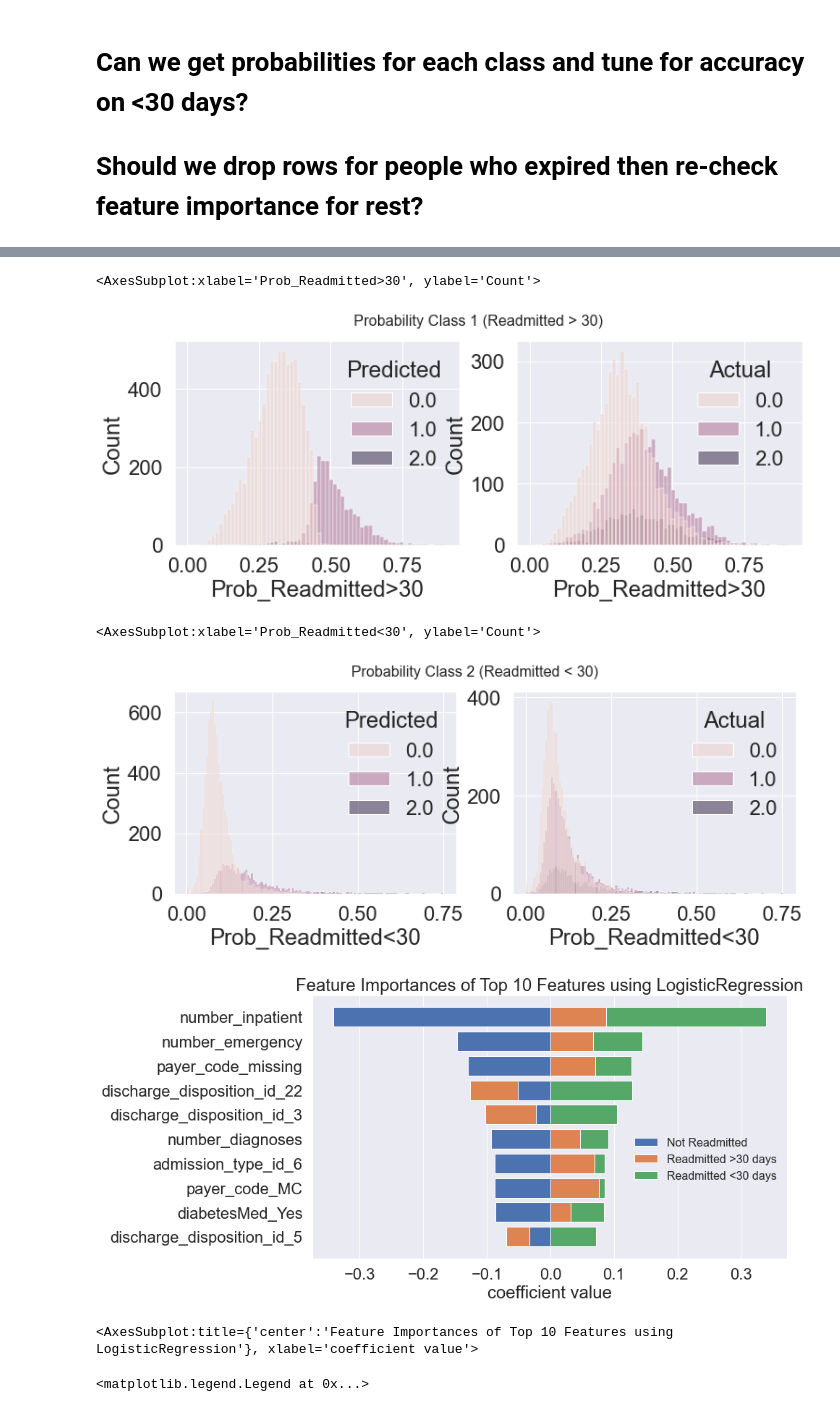
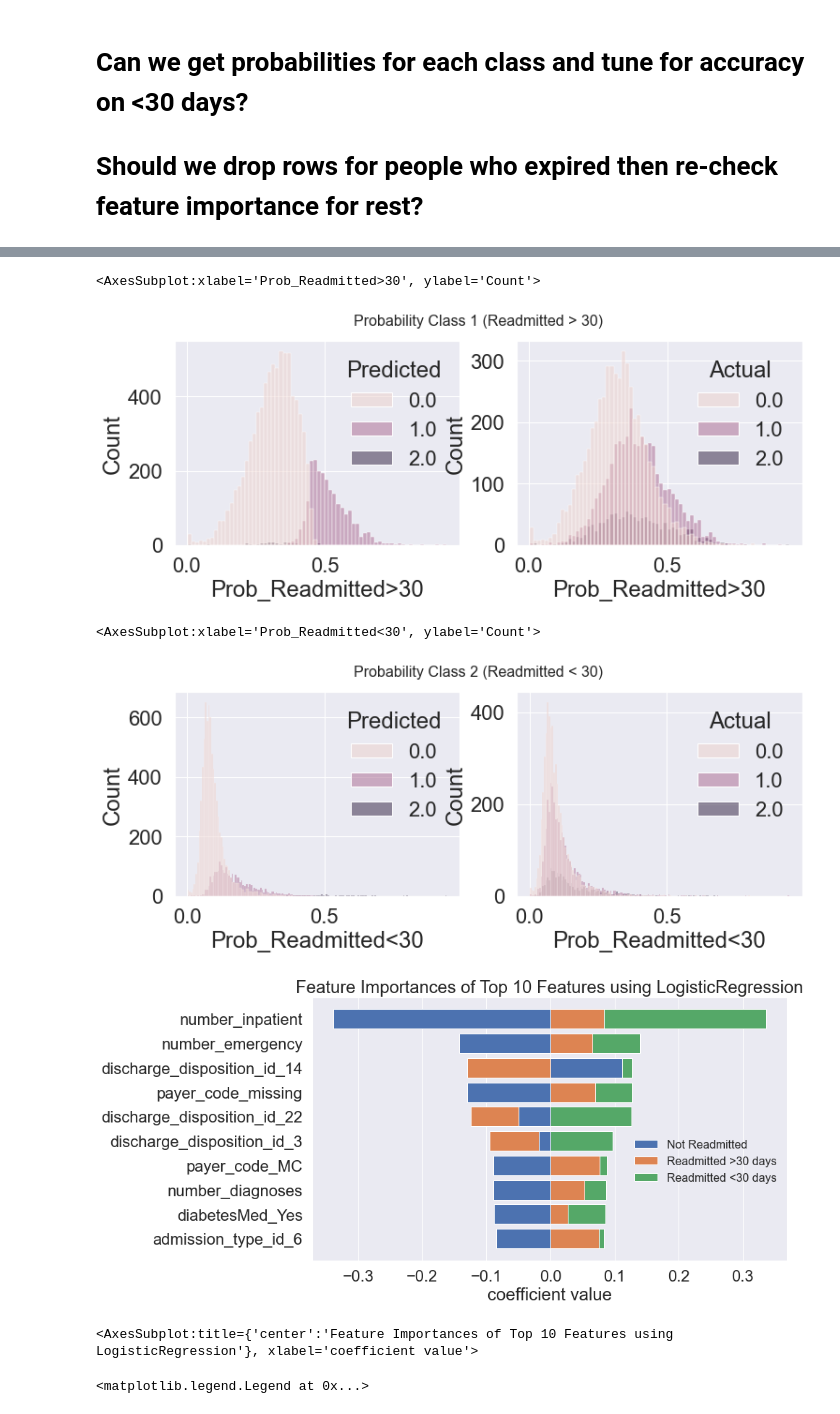
Before and after one commit to rickfontenot/QTW, a Jupyter notebook: Case Study 2/case2_rick.ipynb, the cells around one changed output, grey strips where cells are left out. Saved outputs shown, nothing was run; the diff lists cells and outputs as text; code cells hidden in the pictures.

```diff
--- a/Case Study 2/case2_rick.ipynb
+++ b/Case Study 2/case2_rick.ipynb
@@ -1236,9 +1240,9 @@ living_df= living_df.loc[(modeling_df['discharge_disposition_id_20']!=1)]
 print('After dropping Disp-19,20: ',living_df.shape)
 
 #Drop rows where patients sent to hospice:
-living_df= living_df.loc[(modeling_df['discharge_disposition_id_13']!=1)]
-living_df= living_df.loc[(modeling_df['discharge_disposition_id_14']!=1)]
-print('After dropping Disp-13,14: ',living_df.shape)
+#living_df= living_df.loc[(modeling_df['discharge_disposition_id_13']!=1)]
+#living_df= living_df.loc[(modeling_df['discharge_disposition_id_14']!=1)]
+#print('After dropping Disp-13,14: ',living_df.shape)
 # %% [output]
 Before dropping rows:  (101766, 235)
 After dropping Disp-11:  (100124, 235)
@@ -1440,7 +1454,7 @@ sns.histplot(data=df2, x="Prob_Readmitted>30", hue="Predicted", ax=ax[0])
 sns.histplot(data=df2, x="Prob_Readmitted>30", hue="Actual", ax=ax[1])
 # %% [output]
 <AxesSubplot:xlabel='Prob_Readmitted>30', ylabel='Count'>
-[figure, old version]
+[figure, new version]
 # %%
 fig, ax = plt.subplots(1,2, figsize=(12,4))
 fig.suptitle("Probability Class 2 (Readmitted < 30)", fontsize=16)
@@ -1448,17 +1462,20 @@ sns.histplot(data=df2, x="Prob_Readmitted<30", hue="Predicted", ax=ax[0])
 sns.histplot(data=df2, x="Prob_Readmitted<30", hue="Actual", ax=ax[1])
 # %% [output]
 <AxesSubplot:xlabel='Prob_Readmitted<30', ylabel='Count'>
-[figure, old version]
+[figure, new version]
 # %%
 from yellowbrick.model_selection import FeatureImportances
 features=living_df.drop(['readmitted'],axis=1).columns
 
+X_as_df = pd.DataFrame(X_living)
+df_base = X_as_df.set_axis(features, axis=1, inplace=False)
+
 viz = FeatureImportances(lr, stack=True, relative=False, topn=10, size=(1000, 500))
-viz.fit(df2, y_living, labels='features')
+viz.fit(df_base, y_living)
 viz.ax.legend(labels=['Not Readmitted', 'Readmitted >30 days', 'Readmitted <30 days'], bbox_to_anchor=(1.0, 0.5), fontsize=16)
 viz.show()
 # %% [output]
-[figure, old version]
+[figure, new version]
 <AxesSubplot:title={'center':'Feature Importances of Top 10 Features using LogisticRegression'}, xlabel='coefficient value'>
 # %%
 host_response_time = pd.DataFrame(pd.crosstab(modeling_df.age_ordered, modeling_df.readmitted, normalize='index'))
```
Also changed, not shown: parts of 53 cells of this notebook, 3 other files.
